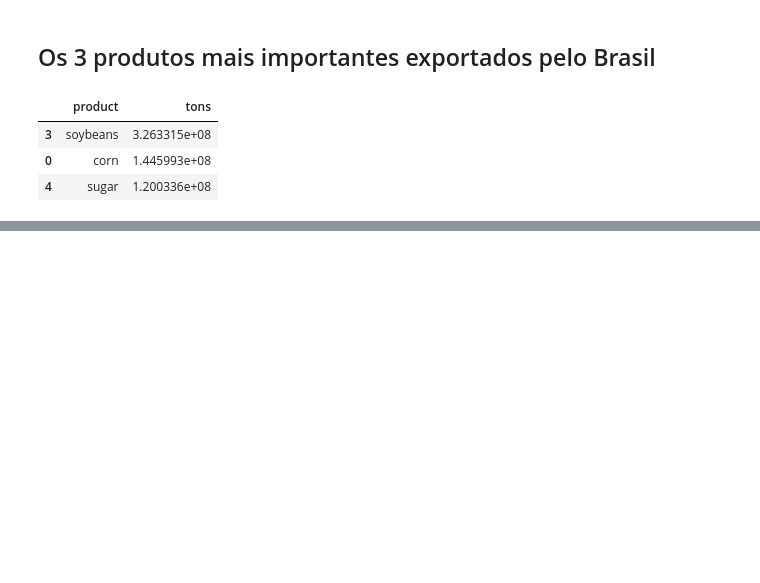
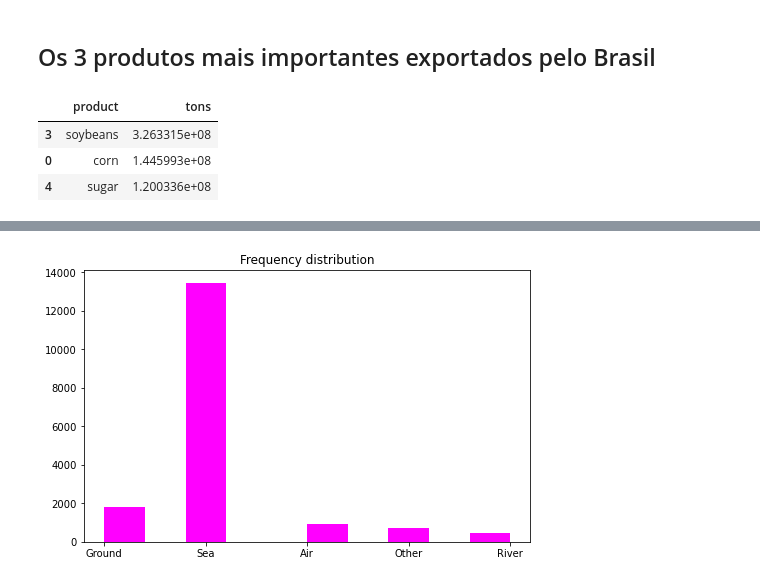
Before and after one commit to yguenka/4intelligence-Case, a Jupyter notebook: Data Analysis Skill Test.ipynb, the cells around one changed output, grey strips where cells are left out. Saved outputs shown, nothing was run; the diff lists cells and outputs as text; code cells hidden in the pictures; blank space fills up the shorter version.

```diff
--- a/Data Analysis Skill Test.ipynb
+++ b/Data Analysis Skill Test.ipynb
@@ -492,0 +502,3 @@ export.head(3)
+# %%
+df = pd.read_csv('data_comexstat.csv', encoding='latin-1')
+df
@@ -492,0 +519,10 @@ export.head(3)
+# %%
+mask_corn = (df['type'] == 'Export') & (df['product'] == 'corn')
+df_corn = df[mask_corn]
+# %%
+plt.figure(figsize=(8,5))
+plt.hist(df_corn['route'], color='magenta')
+plt.title('Frequency distribution')
+plt.show()
+# %% [output]
+[figure, added]
```
Also changed, not shown: parts of 6 cells of this notebook, 4 other files.
